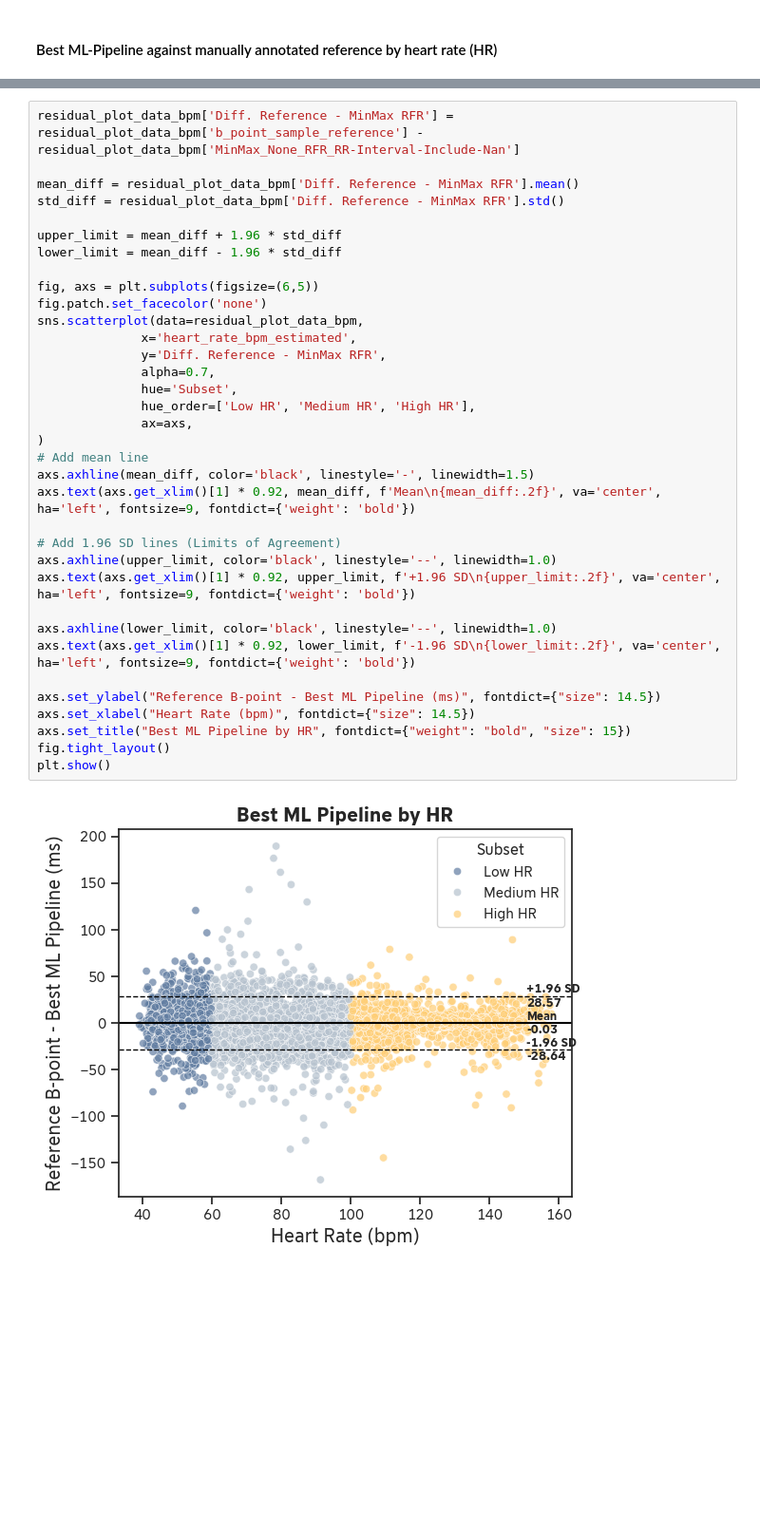
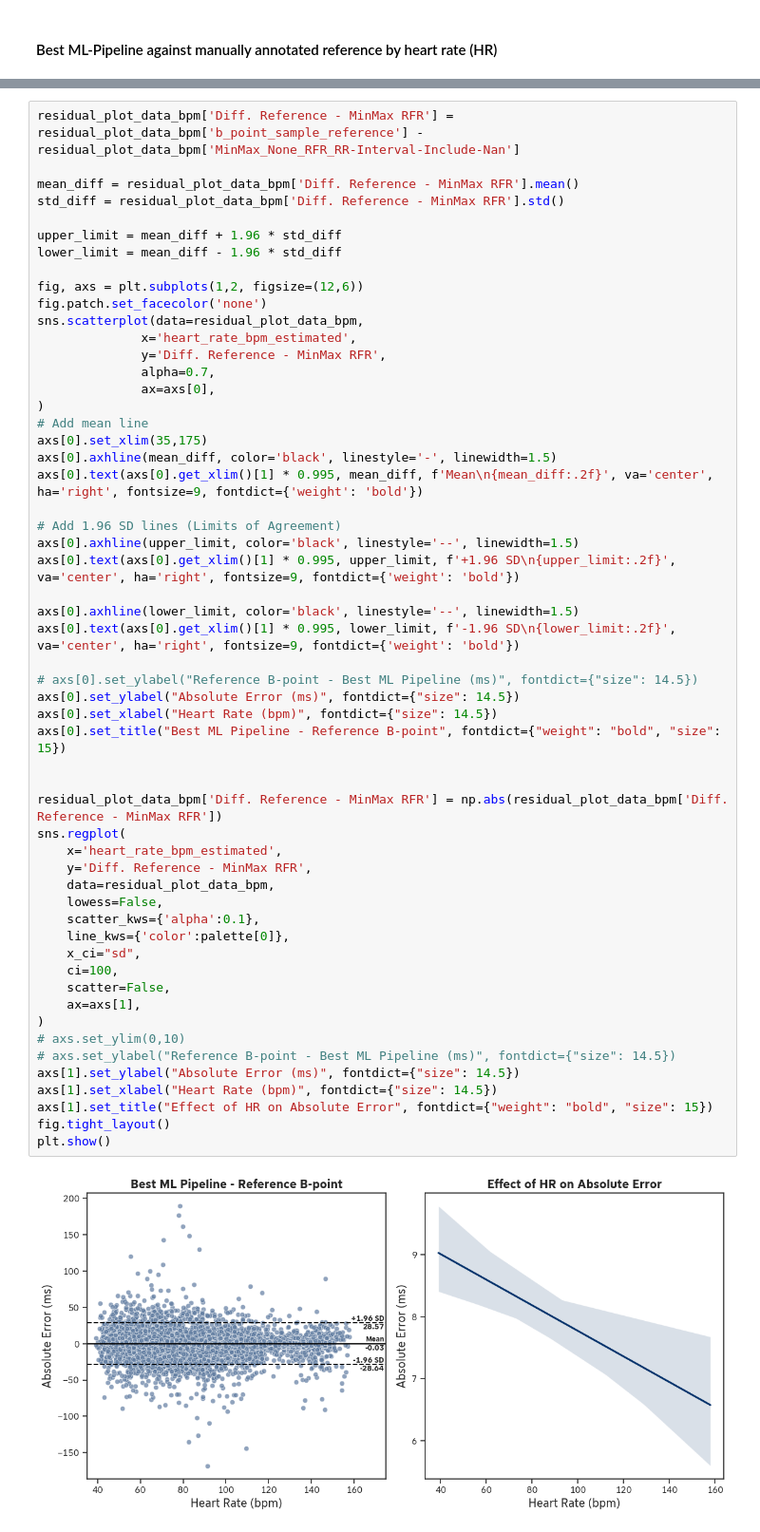
Before and after one commit to empkins/pepbench, a Jupyter notebook: experiments/pep_algorithm_benchmarking/notebooks/ML_analysis/Plotting/Plotting_B_Point.ipynb, the cells around one changed output, grey strips where cells are left out. Shown at 95% size. Saved outputs shown, nothing was run; the diff lists cells and outputs as text; blank space fills up the shorter version.

Commit message:
Finalized Plots and Calculated Drost2022 abs error per inter-rater agreement

```diff
--- a/experiments/pep_algorithm_benchmarking/notebooks/ML_analysis/Plotting/Plotting_B_Point.ipynb
+++ b/experiments/pep_algorithm_benchmarking/notebooks/ML_analysis/Plotting/Plotting_B_Point.ipynb
@@ -195,37 +206,57 @@ plt.show()
 # %%
 residual_plot_data_bpm['Diff. Reference - MinMax RFR'] = residual_plot_data_bpm['b_point_sample_reference'] - residual_plot_data_bpm['MinMax_None_RFR_RR-Interval-Include-Nan']
 
 mean_diff = residual_plot_data_bpm['Diff. Reference - MinMax RFR'].mean()
 std_diff = residual_plot_data_bpm['Diff. Reference - MinMax RFR'].std()
 
 upper_limit = mean_diff + 1.96 * std_diff
 lower_limit = mean_diff - 1.96 * std_diff
 
-fig, axs = plt.subplots(figsize=(6,5))
+fig, axs = plt.subplots(1,2, figsize=(12,6))
 fig.patch.set_facecolor('none')
 sns.scatterplot(data=residual_plot_data_bpm,
               x='heart_rate_bpm_estimated',
               y='Diff. Reference - MinMax RFR',
               alpha=0.7,
-              hue='Subset',
-              hue_order=['Low HR', 'Medium HR', 'High HR'],
-              ax=axs,
+              ax=axs[0],
 )
 # Add mean line
-axs.axhline(mean_diff, color='black', linestyle='-', linewidth=1.5)
-axs.text(axs.get_xlim()[1] * 0.92, mean_diff, f'Mean\n{mean_diff:.2f}', va='center', ha='left', fontsize=9, fontdict={'weight': 'bold'})
+axs[0].set_xlim(35,175)
+axs[0].axhline(mean_diff, color='black', linestyle='-', linewidth=1.5)
+axs[0].text(axs[0].get_xlim()[1] * 0.995, mean_diff, f'Mean\n{mean_diff:.2f}', va='center', ha='right', fontsize=9, fontdict={'weight': 'bold'})
 
 # Add 1.96 SD lines (Limits of Agreement)
-axs.axhline(upper_limit, color='black', linestyle='--', linewidth=1.0)
-axs.text(axs.get_xlim()[1] * 0.92, upper_limit, f'+1.96 SD\n{upper_limit:.2f}', va='center', ha='left', fontsize=9, fontdict={'weight': 'bold'})
+axs[0].axhline(upper_limit, color='black', linestyle='--', linewidth=1.5)
+axs[0].text(axs[0].get_xlim()[1] * 0.995, upper_limit, f'+1.96 SD\n{upper_limit:.2f}', va='center', ha='right', fontsize=9, fontdict={'weight': 'bold'})
 
-axs.axhline(lower_limit, color='black', linestyle='--', linewidth=1.0)
-axs.text(axs.get_xlim()[1] * 0.92, lower_limit, f'-1.96 SD\n{lower_limit:.2f}', va='center', ha='left', fontsize=9, fontdict={'weight': 'bold'})
+axs[0].axhline(lower_limit, color='black', linestyle='--', linewidth=1.5)
+axs[0].text(axs[0].get_xlim()[1] * 0.995, lower_limit, f'-1.96 SD\n{lower_limit:.2f}', va='center', ha='right', fontsize=9, fontdict={'weight': 'bold'})
 
-axs.set_ylabel("Reference B-point - Best ML Pipeline (ms)", fontdict={"size": 14.5})
-axs.set_xlabel("Heart Rate (bpm)", fontdict={"size": 14.5})
-axs.set_title("Best ML Pipeline by HR", fontdict={"weight": "bold", "size": 15})
+# axs[0].set_ylabel("Reference B-point - Best ML Pipeline (ms)", fontdict={"size": 14.5})
+axs[0].set_ylabel("Absolute Error (ms)", fontdict={"size": 14.5})
+axs[0].set_xlabel("Heart Rate (bpm)", fontdict={"size": 14.5})
+axs[0].set_title("Best ML Pipeline - Reference B-point", fontdict={"weight": "bold", "size": 15})
+
+
+residual_plot_data_bpm['Diff. Reference - MinMax RFR'] = np.abs(residual_plot_data_bpm['Diff. Reference - MinMax RFR'])
+sns.regplot(
+    x='heart_rate_bpm_estimated',
+    y='Diff. Reference - MinMax RFR',
+    data=residual_plot_data_bpm,
+    lowess=False,
+    scatter_kws={'alpha':0.1},
+    line_kws={'color':palette[0]},
+    x_ci="sd",
+    ci=100,
+    scatter=False,
+    ax=axs[1],
+)
+# axs.set_ylim(0,10)
+# axs.set_ylabel("Reference B-point - Best ML Pipeline (ms)", fontdict={"size": 14.5})
+axs[1].set_ylabel("Absolute Error (ms)", fontdict={"size": 14.5})
+axs[1].set_xlabel("Heart Rate (bpm)", fontdict={"size": 14.5})
+axs[1].set_title("Effect of HR on Absolute Error", fontdict={"weight": "bold", "size": 15})
 fig.tight_layout()
 plt.show()
 # %% [output]
-[figure, old version]
+[figure, new version]
```
Also changed, not shown: parts of 6 cells of this notebook, 2 other files.
